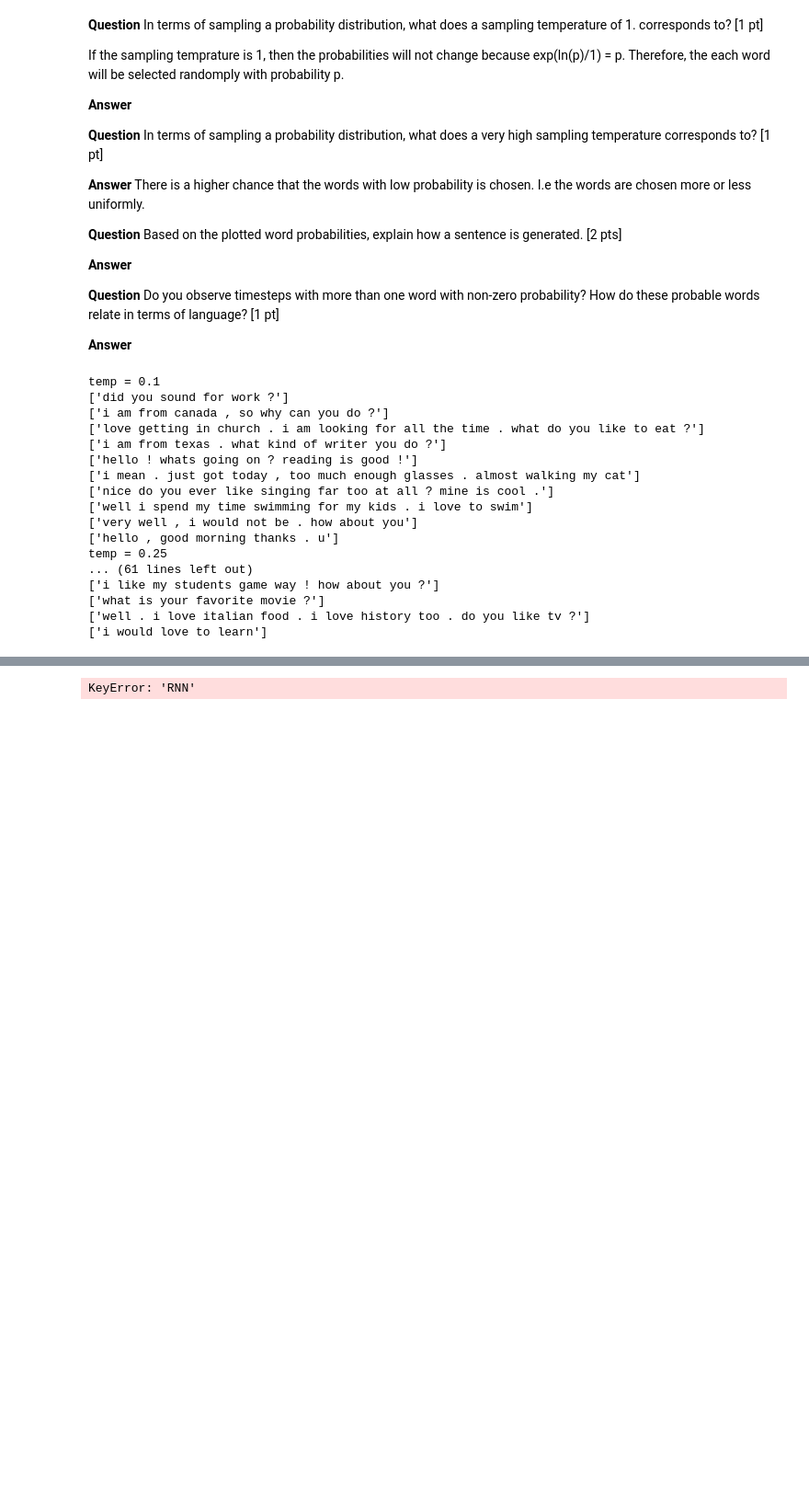
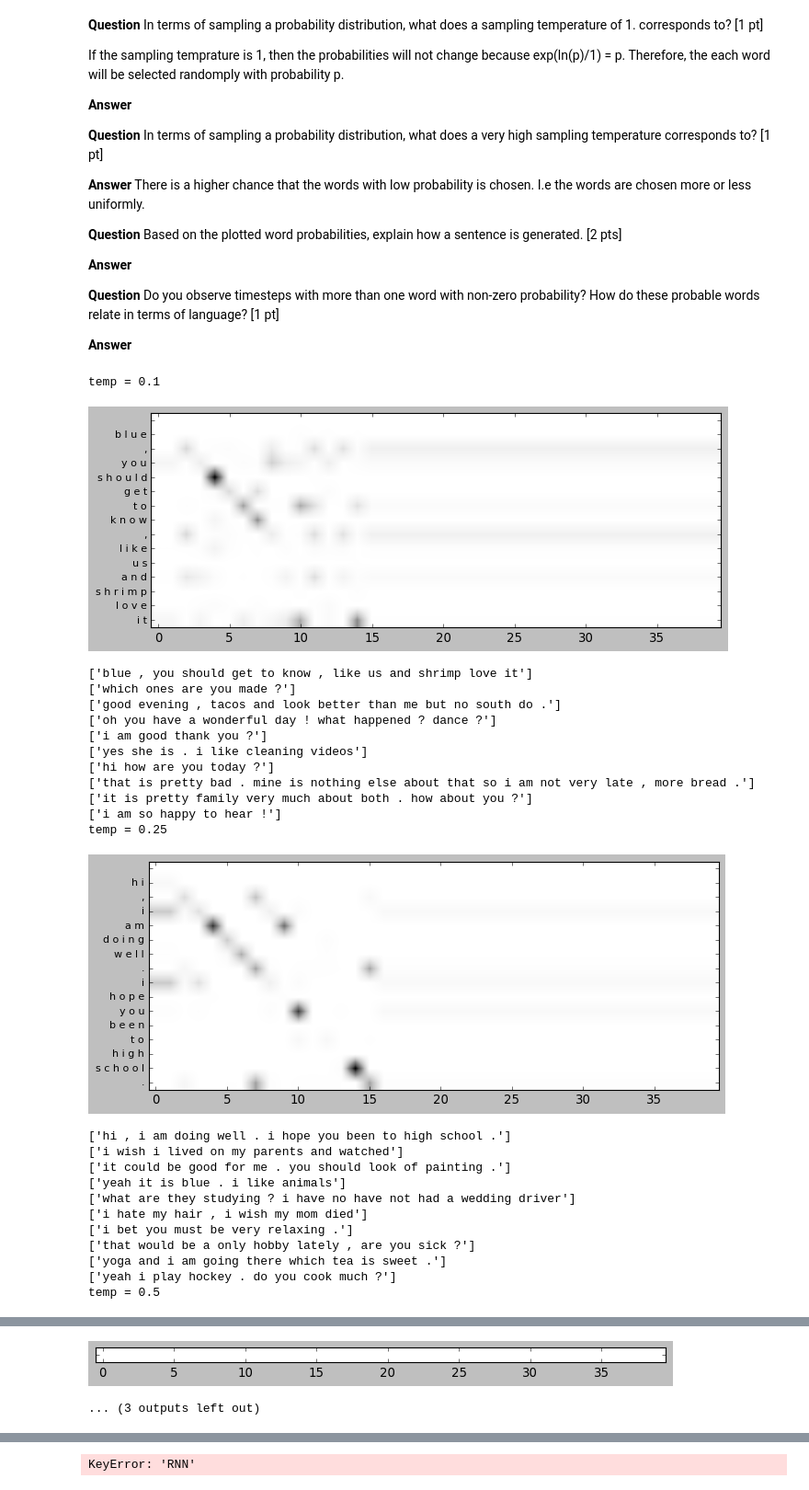
Before and after one commit to FredrikBixo/ChatBot, a Jupyter notebook: miniproject2_ChatBot.ipynb, the cells around one changed output, grey strips where cells are left out. Shown at 92% size. Drawn from its saved outputs; the diff is of its cells as text; code cells hidden in the pictures; blank space fills up the shorter version.

Commit message:
finish plotting probabilities for words

```diff
--- a/miniproject2_ChatBot.ipynb
+++ b/miniproject2_ChatBot.ipynb
@@ -1142,29 +1142,69 @@ def generate_sentance(temperature=1., sentance = []):
 # %%
 #Generate sentances for different tempratures
 
 temps = [0.1, 0.25, 0.5, 0.75, 1, 1.5, 2]
 
 for temp in temps:
     print("temp =",temp)
-    for _ in range(10):
+    for x in range(10):
         start_sentance = np.array([1] + [0]*39)[None, :]
         sentance = generate_sentance(temp, start_sentance)
+
+        if x == 0:
+        # Plot image:
+            new_sentance = np.array([1] + [0]*39)[None, :]
+            image = []
+            i = 0
+            words = []
+
+            for word in sentance[0]:
+                yHat = gru_model.predict(new_sentance)
+                probs = []
+                if word != 0:
+                    words.append(recover([word])[0])
+
+                for word2 in sentance[0]:
+                    if word2 != 0:
+                        probs.append(yHat[0][i][word2])
+                new_sentance[0][i] = word
+                i += 1
+                image.append(probs)
+
+            print()
+            fig, ax = plt.subplots(figsize=(10, 100))
+            ax.imshow(np.array(image).transpose(), cmap='Greys')
+            ax.set_yticks([i for i in range(len(words))])
+            ax.set_yticklabels(words,fontsize=10)
+            plt.show()
+
+            #plt.imshow(np.array(image).transpose(), cmap='Greys')
+            #plt.set_yticklabels(['hey','hey'])
+            #plt.show()
+
         print(recover(sentance))
 # %% [output]
 temp = 0.1
-['did you sound for work ?']
-['i am from canada , so why can you do ?']
-['love getting in church . i am looking for all the time . what do you like to eat ?']
-['i am from texas . what kind of writer you do ?']
-['hello ! whats going on ? reading is good !']
-['i mean . just got today , too much enough glasses . almost walking my cat']
-['nice do you ever like singing far too at all ? mine is cool .']
-['well i spend my time swimming for my kids . i love to swim']
-['very well , i would not be . how about you']
-['hello , good morning thanks . u']
-temp = 0.25
-... (61 lines left out)
-['i like my students game way ! how about you ?']
-['what is your favorite movie ?']
-['well . i love italian food . i love history too . do you like tv ?']
-['i would love to learn']
+[figure, added]
+['blue , you should get to know , like us and shrimp love it']
+['which ones are you made ?']
+['good evening , tacos and look better than me but no south do .']
+['oh you have a wonderful day ! what happened ? dance ?']
+['i am good thank you ?']
+['yes she is . i like cleaning videos']
+['hi how are you today ?']
+['that is pretty bad . mine is nothing else about that so i am not very late , more bread .']
+['it is pretty family very much about both . how about you ?']
+['i am so happy to hear !']
+temp = 0.25
+[figure, added]
+['hi , i am doing well . i hope you been to high school .']
+['i wish i lived on my parents and watched']
+['it could be good for me . you should look of painting .']
+['yeah it is blue . i like animals']
+['what are they studying ? i have no have not had a wedding driver']
+['i hate my hair , i wish my mom died']
+['i bet you must be very relaxing .']
+['that would be a only hobby lately , are you sick ?']
+['yoga and i am going there which tea is sweet .']
+['yeah i play hockey . do you cook much ?']
+temp = 0.5
@@ -1171,3 +1247,5 @@ temp = 0.25
+[figure, added]
+... (3 outputs left out)
 # %%
 for _ in range(10):
     start_sentance = np.array([1 ,171 ,254, 99, 1015] + [0]*35)[None, :]
```
Also changed, not shown: parts of 2 cells of this notebook.
